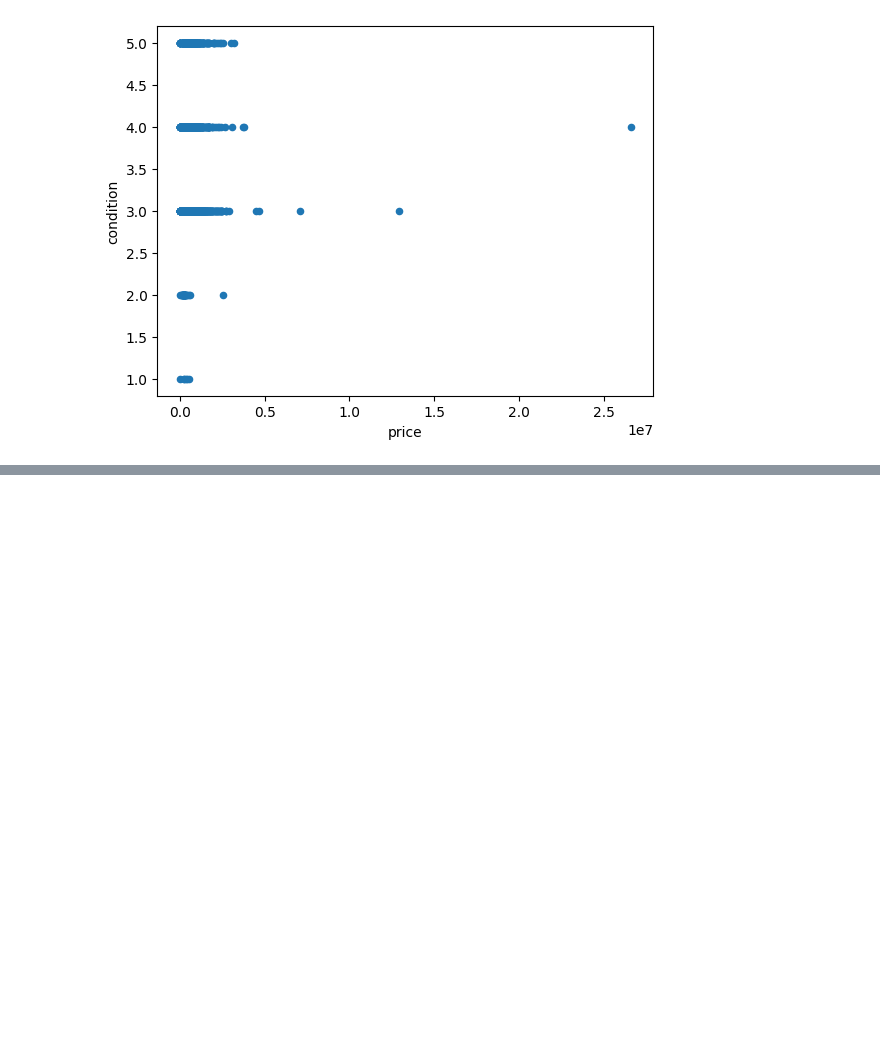
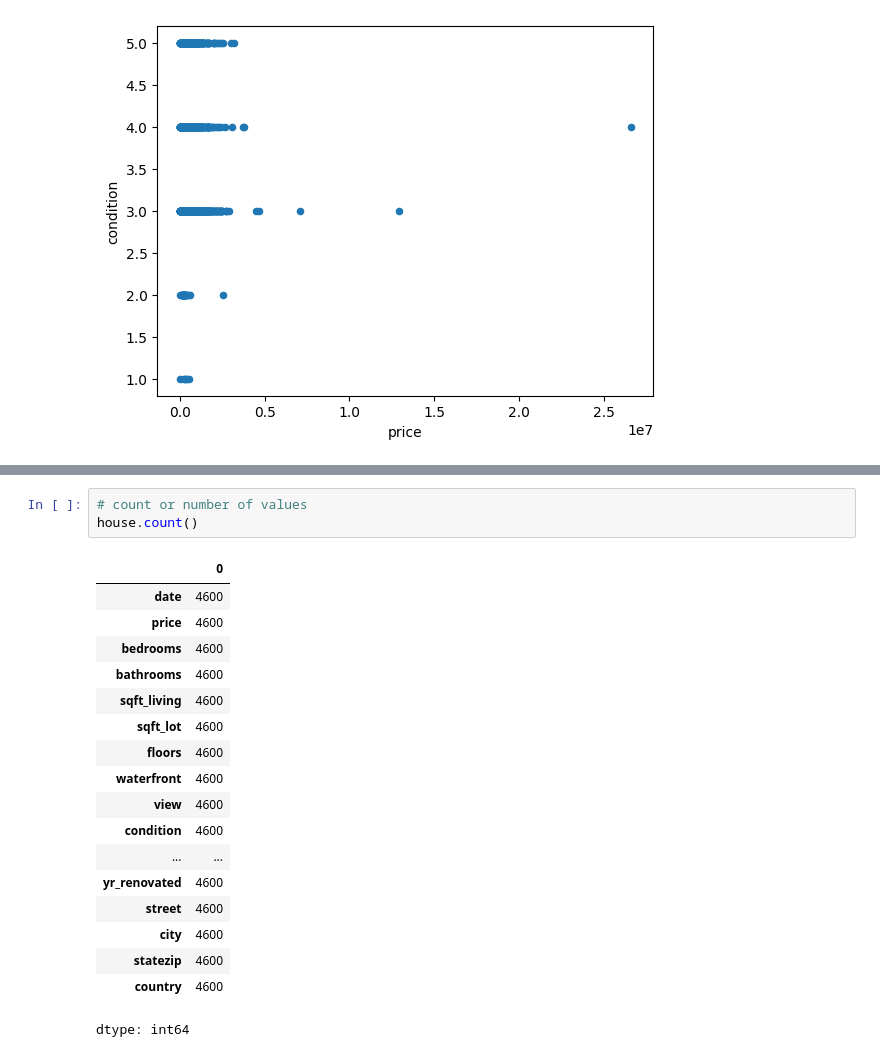
Before and after one commit to Divyanshi082004/ml-project, a Jupyter notebook: pandas.ipynb, the cells around one changed output, grey strips where cells are left out. Cells and saved outputs as stored; diff of their text form; blank space fills up the shorter version.

```diff
--- a/pandas.ipynb
+++ b/pandas.ipynb
@@ -476,0 +566,22 @@ house.plot.scatter(x='price', y='condition')
+# %%
+# count or number of values
+house.count()
+# %% [output]
+|  | 0 |
+| date | 4600 |
+| price | 4600 |
+| bedrooms | 4600 |
+| bathrooms | 4600 |
+| sqft_living | 4600 |
+| sqft_lot | 4600 |
+| floors | 4600 |
+| waterfront | 4600 |
+| view | 4600 |
+| condition | 4600 |
+| ... | ... |
+| yr_renovated | 4600 |
+| street | 4600 |
+| city | 4600 |
+| statezip | 4600 |
+| country | 4600 |
+dtype: int64
```
Also changed, not shown: parts of 11 cells of this notebook.
